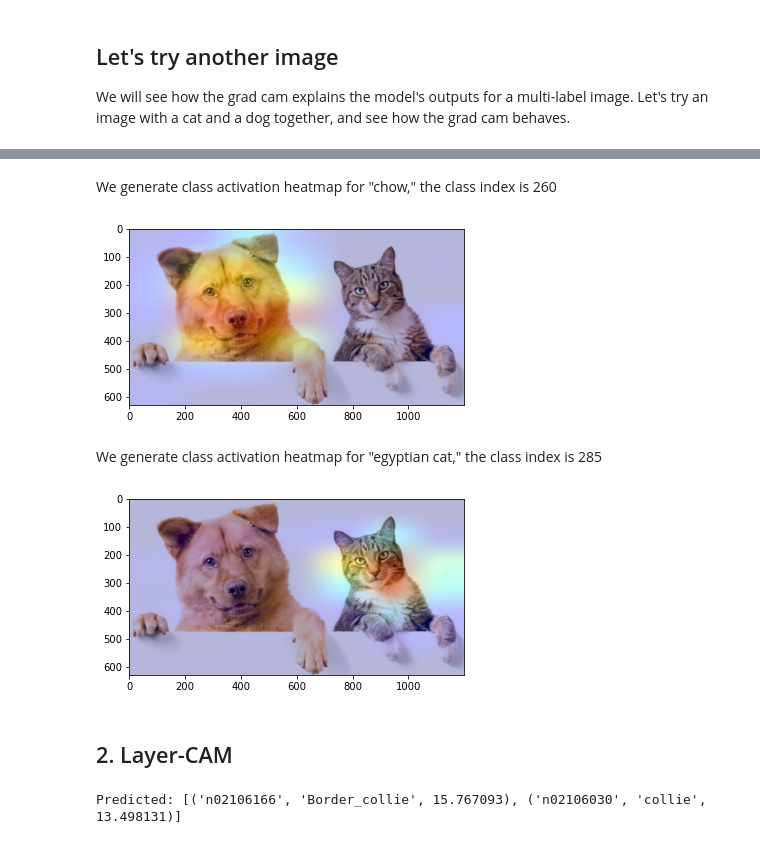
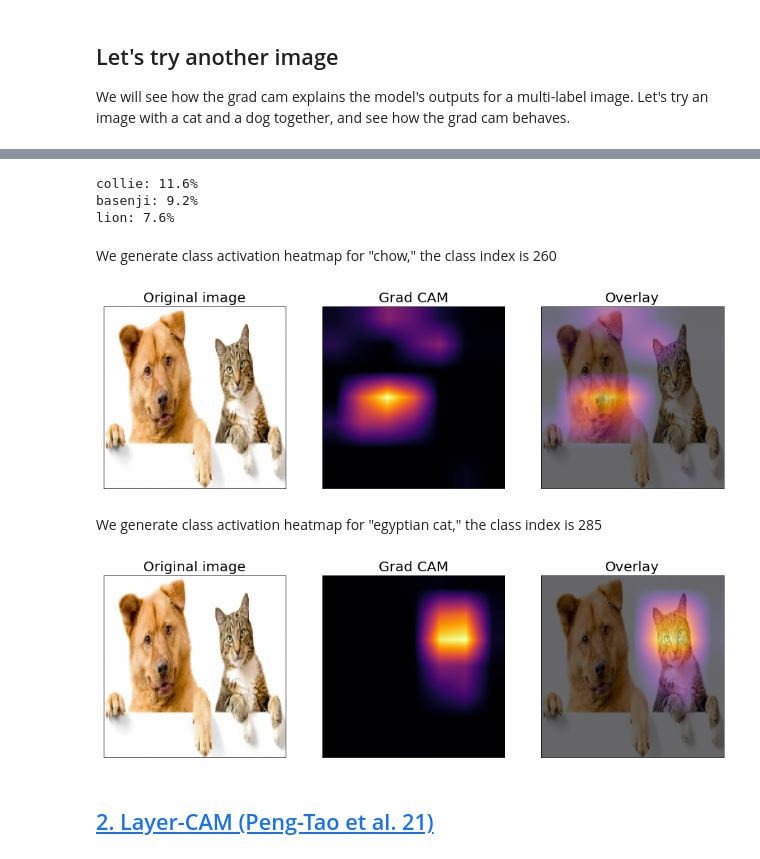
Before and after one commit to d246810g2000/Explainable_AI, a Jupyter notebook: DL/04_CAM-Based.ipynb, the cells around one changed output, grey strips where cells are left out. Cells and saved outputs as stored; diff of their text form; code cells hidden in the pictures.

```diff
--- a/DL/04_CAM-Based.ipynb
+++ b/DL/04_CAM-Based.ipynb
@@ -16,0 +11,4 @@ import matplotlib.cm as cm
+# %%
+from tensorflow.keras.applications.vgg16 import VGG16, preprocess_input
+model = VGG16()
+model.summary()
@@ -168,0 +117,16 @@ display_gradcam(img_path, heatmap)
+# %%
+heatmap_3dim = tf.expand_dims(heatmap, axis=2)
+attribution_mask = tf.squeeze(tf.image.resize(heatmap_3dim, size=(image.shape[1], image.shape[0])))
+
+fig, axs = plt.subplots(nrows=1, ncols=3, squeeze=False, figsize=(16, 8),
+                        subplot_kw={'xticks':[], 'yticks':[]})
+
+axs[0, 0].set_title('Original image', fontsize=20)
+axs[0, 0].imshow(image/255)
+
+axs[0, 1].set_title('Grad CAM', fontsize=20)
+axs[0, 1].imshow(attribution_mask, cmap=cm.inferno)
+
+axs[0, 2].set_title('Overlay', fontsize=20)
+axs[0, 2].imshow(attribution_mask, cmap=cm.inferno)
+axs[0, 2].imshow(image/255, alpha=0.4)
@@ -169,3 +165,20 @@ display_gradcam(img_path, heatmap)
+# %%
+def display_gradcam(image, heatmap):
+    heatmap_3dim = tf.expand_dims(heatmap, axis=2)
+    attribution_mask = tf.squeeze(tf.image.resize(heatmap_3dim, size=(image.shape[1], image.shape[0])))
+
+    fig, axs = plt.subplots(nrows=1, ncols=3, squeeze=False, figsize=(16, 8),
+                            subplot_kw={'xticks':[], 'yticks':[]})
+
+    axs[0, 0].set_title('Original image', fontsize=20)
+    axs[0, 0].imshow(image/255)
+
+    axs[0, 1].set_title('Grad CAM', fontsize=20)
+    axs[0, 1].imshow(attribution_mask, cmap=cm.inferno)
+
+    axs[0, 2].set_title('Overlay', fontsize=20)
+    axs[0, 2].imshow(attribution_mask, cmap=cm.inferno)
+    axs[0, 2].imshow(image/255, alpha=0.4)
 # %% [markdown]
 ## Let's try another image
 
@@ -184,0 +187,3 @@ Predicted: [('n02123045', 'tabby', 7.8403497), ('n02129165', 'lion', 6.873202)]
+# %%
+image = read_image('data/cat_and_dog.jpg')
+plt.imshow(image/255)
@@ -185,29 +193,24 @@ Predicted: [('n02123045', 'tabby', 7.8403497), ('n02129165', 'lion', 6.873202)]
+# %%
+pred_label, pred_prob = top_k_predictions(image)
+for label, prob in zip(pred_label, pred_prob):
+    print(f'{label}: {prob:0.1%}')
+# %% [output]
+collie: 11.6%
+basenji: 9.2%
+lion: 7.6%
 # %% [markdown]
 We generate class activation heatmap for "chow," the class index is 260
 # %%
-heatmap = make_gradcam_heatmap(img_array, model, pred_index=260)
+heatmap = gradcam(image, model, target_class_idx=260)
 
-display_gradcam(img_path, heatmap)
+display_gradcam(image, heatmap)
 # %% [output]
-[figure, old version]
+[figure, new version]
 # %% [markdown]
 We generate class activation heatmap for "egyptian cat," the class index is 285
 # %%
-heatmap = make_gradcam_heatmap(img_array, model, pred_index=285)
+heatmap = gradcam(image, model, target_class_idx=285)
 
-display_gradcam(img_path, heatmap)
+display_gradcam(image, heatmap)
 # %% [output]
-[figure, old version]
+[figure, new version]
-# %% [markdown]
-## 2. Layer-CAM
-# %%
-img_path = 'border-collie.jpg'
-
-# Prepare image
-img_array = preprocess_input(get_img_array(img_path, size=img_size))
-
-# Print what the two top predicted classes are
-preds = model.predict(img_array)
-print("Predicted:", decode_predictions(preds, top=2)[0])
-# %% [output]
-Predicted: [('n02106166', 'Border_collie', 15.767093), ('n02106030', 'collie', 13.498131)]
@@ -215,0 +217,2 @@ layer_names = ['conv5_block3_out', 'conv4_block6_out', 'conv3_block4_out']
+# %% [markdown]
+## [2. Layer-CAM (Peng-Tao et al. 21)](http://mftp.mmcheng.net/Papers/21TIP_LayerCAM.pdf)
```
Also changed, not shown: parts of 40 cells of this notebook, 1 other file.
